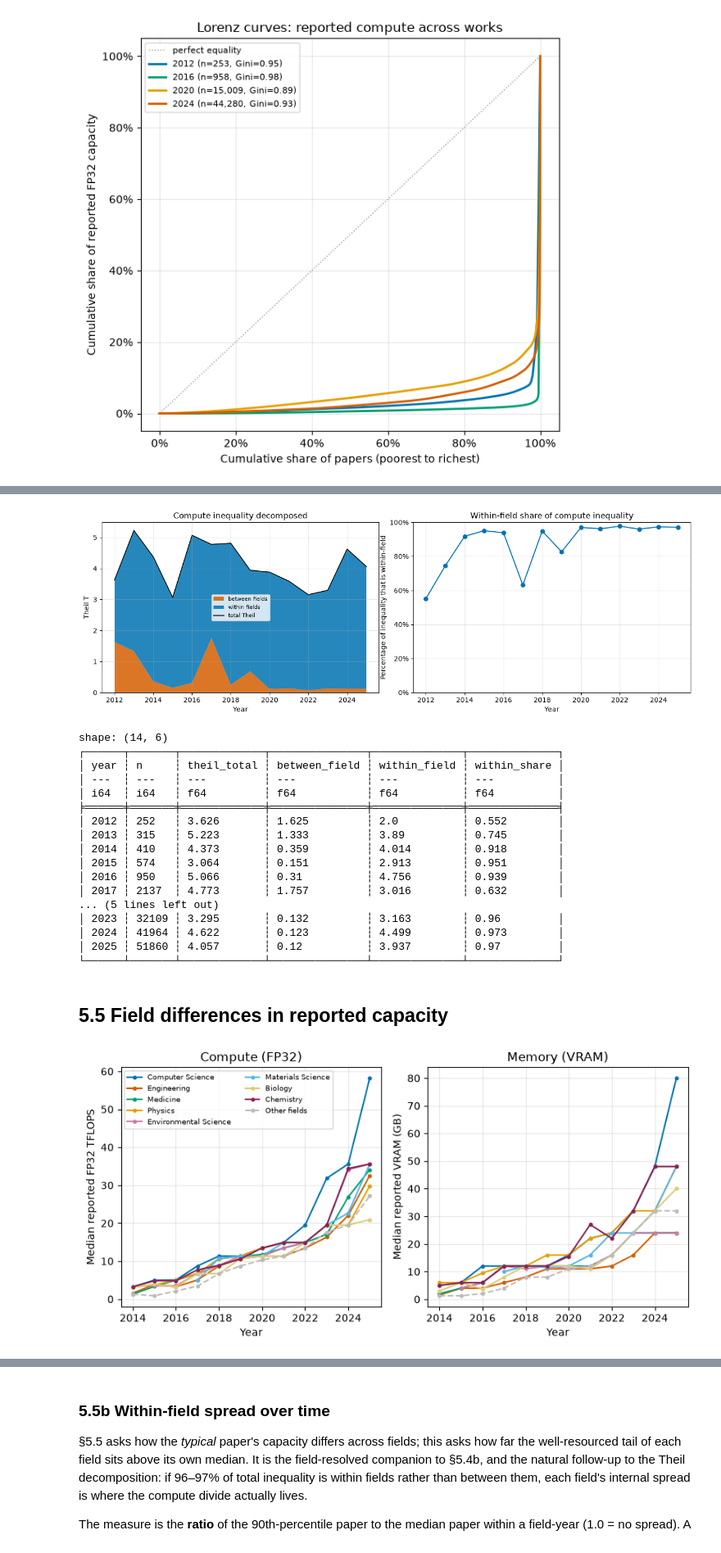
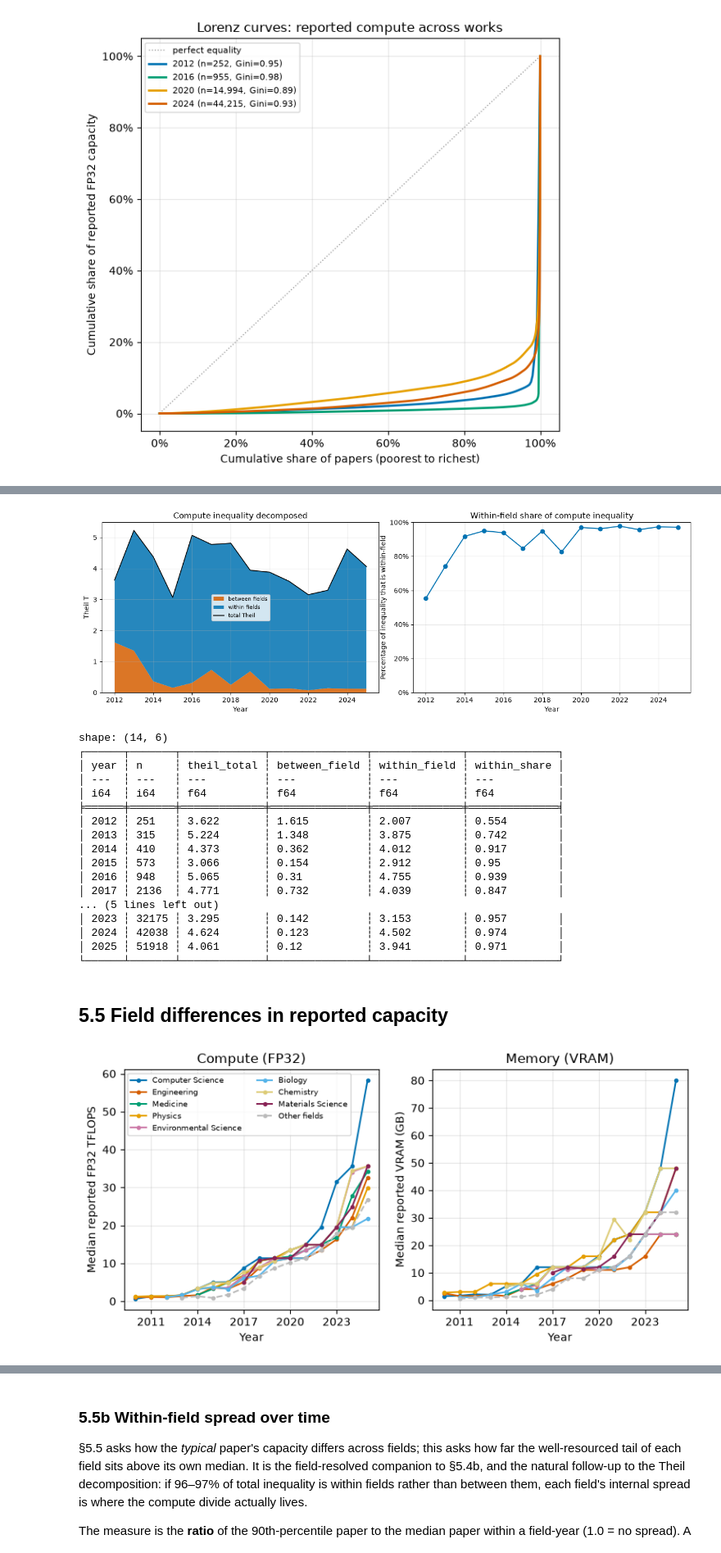
Before and after one commit to tgebhart/accelscan, a Jupyter notebook: notebooks/capacity.ipynb, the cells around one changed output, grey strips where cells are left out. Shown at 82% size. Drawn from its saved outputs; the diff is of its cells as text; code cells hidden in the pictures.

```diff
--- a/notebooks/capacity.ipynb
+++ b/notebooks/capacity.ipynb
@@ -41,7 +42,7 @@ setup_figures('capacity')
 # %%
 COUNT_POLICY = 'floor1'      # 'floor1' (primary) | 'explicit' (robustness)
 MODEL_TAG, PROMPT_VERSION = 'qwen3-14b', 'p1'
-YEAR_MIN, YEAR_MAX = 2005, 2025
+YEAR_MIN, YEAR_MAX = 2010, 2025
 LOCAL_CAPACITY = None        # e.g. 'output/compute_smoke' to read a local smoke run
 LOCAL_PRECISION = None       # e.g. 'output/precision_smoke'
 MIN_PAPERS_PER_YEAR = 25     # suppress year points with too little support
@@ -97,10 +98,14 @@ is reported explicitly.
 cov = (cap.group_by('year').agg(
         papers=pl.len(),
         **{f'cov_{a}': (~pl.col(f'spec_missing_{a}')).mean() for a in AXES},
-        cov_vram=(~pl.col('spec_missing_vram')).mean())
+        cov_vram=(~pl.col('spec_missing_vram')).mean(),
+        cov_tdp=(~pl.col('spec_missing_tdp')).mean())
        .sort('year'))
 fig, ax = plt.subplots(figsize=(9, 4))
-for a, c in zip(list(AXES) + ['vram'], [C_MED, C_P90, C_FRONT, '#009E73']):
+# cov_tdp is computed above (the Appendix's TDP figures reuse `cov`) but not
+# plotted here -- TDP is the least spec-complete axis and lives in the Appendix.
+for a, c in zip(list(AXES) + ['vram'],
+               [C_MED, C_P90, C_FRONT, '#009E73']):
     ax.plot(cov['year'], 100 * cov[f'cov_{a}'], marker='o', ms=3, label=a, color=c)
 ax.set(xlabel='Year', ylabel='Percentage of papers with spec', ylim=(0, 100),
        title='Spec coverage by year and axis')
@@ -185,27 +200,31 @@ def capacity_by_year(col: str, missing_flag: str) -> pl.DataFrame:
 
 # Per-device counterparts: the frontier is a single-device spec, so the paper-side
 # quantity has to be per device too (device-weighted mean for mixed-hardware papers).
+# per_device_tdp_w is still computed here -- the Appendix at the end of this
+# notebook plots Power (TDP) on its own; see that section for why it was pulled
+# out of the main-text figures.
 cap = cap.with_columns(
     per_device_fp32_gflops=pl.col('reported_fp32_gflops') / pl.col('total_devices'),
-    per_device_vram_gb=pl.col('reported_vram_gb') / pl.col('total_devices'))
+    per_device_vram_gb=pl.col('reported_vram_gb') / pl.col('total_devices'),
+    per_device_tdp_w=pl.col('reported_tdp_w') / pl.col('total_devices'))
 
 C_DEV, C_PAPER = '#0072B2', '#009E73'      # quantity: per device vs per paper
 PANELS = [  # per-device col, per-paper col, missing flag, spec col, scale, ylabel, title
     ('per_device_fp32_gflops', 'reported_fp32_gflops', 'spec_missing_fp32',
-     'fp32_gflops', 1000, 'Reported FP32 TFLOPS (log)', 'Compute'),
+     'fp32_gflops', 1000, 'Reported FP32 TFLOPS (log)', 'Compute (FP32 TFLOPS)'),
     ('per_device_vram_gb', 'reported_vram_gb', 'spec_missing_vram',
-     'vram_gb', 1, 'Reported VRAM (GB, log)', 'Memory'),
+     'vram_gb', 1, 'Reported VRAM (GB, log)', 'Memory (VRAM)'),
 ]
 tables = {}
-fig, axes = plt.subplots(1, 2, figsize=(8.5, 4.1))
+fig, axes = plt.subplots(1, 2, figsize=(9, 4.1))
 for ax, (pdc, ppc, flag, spec, scale, ylab, ttl) in zip(axes, PANELS):
     per_dev, per_paper = capacity_by_year(pdc, flag), capacity_by_year(ppc, flag)
     for d, color, name in ((per_dev, C_DEV, 'per device'),
                            (per_paper, C_PAPER, 'per paper')):
         ax.plot(d['year'], d['med'] / scale, marker='o', ms=4, color=color,
-                label=f'{name}, median')
+                label=f'{name} (median)')
         ax.plot(d['year'], d['p90'] / scale, marker='s', ms=3.5, ls='--', color=color,
-                label=f'{name}, 90%-ile')
+                label=f'{name} (90%-ile)')
     fr = frontier(spec)
     ax.plot(fr['year'], fr['frontier'] / scale, color=C_FRONT, lw=2,
             label='frontier GPU (single device)')
@@ -566,23 +684,23 @@ with pl.Config(tbl_rows=20):
     print(th.with_columns(pl.col('theil_total').round(3), pl.col('between_field').round(3),
                           pl.col('within_field').round(3), pl.col('within_share').round(3)))
 # %% [output]
-[figure, old version]
+[figure, new version]
 shape: (14, 6)
 ┌──────┬───────┬─────────────┬───────────────┬──────────────┬──────────────┐
 │ year ┆ n     ┆ theil_total ┆ between_field ┆ within_field ┆ within_share │
 │ ---  ┆ ---   ┆ ---         ┆ ---           ┆ ---          ┆ ---          │
 │ i64  ┆ i64   ┆ f64         ┆ f64           ┆ f64          ┆ f64          │
 ╞══════╪═══════╪═════════════╪═══════════════╪══════════════╪══════════════╡
-│ 2012 ┆ 252   ┆ 3.626       ┆ 1.625         ┆ 2.0          ┆ 0.552        │
-│ 2013 ┆ 315   ┆ 5.223       ┆ 1.333         ┆ 3.89         ┆ 0.745        │
-│ 2014 ┆ 410   ┆ 4.373       ┆ 0.359         ┆ 4.014        ┆ 0.918        │
-│ 2015 ┆ 574   ┆ 3.064       ┆ 0.151         ┆ 2.913        ┆ 0.951        │
-│ 2016 ┆ 950   ┆ 5.066       ┆ 0.31          ┆ 4.756        ┆ 0.939        │
-│ 2017 ┆ 2137  ┆ 4.773       ┆ 1.757         ┆ 3.016        ┆ 0.632        │
+│ 2012 ┆ 251   ┆ 3.622       ┆ 1.615         ┆ 2.007        ┆ 0.554        │
+│ 2013 ┆ 315   ┆ 5.224       ┆ 1.348         ┆ 3.875        ┆ 0.742        │
+│ 2014 ┆ 410   ┆ 4.373       ┆ 0.362         ┆ 4.012        ┆ 0.917        │
+│ 2015 ┆ 573   ┆ 3.066       ┆ 0.154         ┆ 2.912        ┆ 0.95         │
+│ 2016 ┆ 948   ┆ 5.065       ┆ 0.31          ┆ 4.755        ┆ 0.939        │
+│ 2017 ┆ 2136  ┆ 4.771       ┆ 0.732         ┆ 4.039        ┆ 0.847        │
 ... (5 lines left out)
-│ 2023 ┆ 32109 ┆ 3.295       ┆ 0.132         ┆ 3.163        ┆ 0.96         │
-│ 2024 ┆ 41964 ┆ 4.622       ┆ 0.123         ┆ 4.499        ┆ 0.973        │
-│ 2025 ┆ 51860 ┆ 4.057       ┆ 0.12          ┆ 3.937        ┆ 0.97         │
+│ 2023 ┆ 32175 ┆ 3.295       ┆ 0.142         ┆ 3.153        ┆ 0.957        │
+│ 2024 ┆ 42038 ┆ 4.624       ┆ 0.123         ┆ 4.502        ┆ 0.974        │
+│ 2025 ┆ 51918 ┆ 4.061       ┆ 0.12          ┆ 3.941        ┆ 0.971        │
 └──────┴───────┴─────────────┴───────────────┴──────────────┴──────────────┘
 # %% [markdown]
 ## 5.5 Field differences in reported capacity
@@ -591,7 +709,7 @@ OTHER = 'Other fields'      # top_fields comes from the load cell (any-mention r
 # fields outside the top TOP_FIELDS are pooled, not dropped, so the low-capacity
 # tail stays visible; papers with no field label have no field to compare
 seg = (cap.filter(pl.col('field').is_not_null()
-                  & pl.col('year').is_between(2014, YEAR_MAX))
+                  & pl.col('year').is_between(YEAR_MIN, YEAR_MAX))
        .with_columns(seg=pl.when(pl.col('field').is_in(top_fields))
                            .then(pl.col('field')).otherwise(pl.lit(OTHER))))
 
@@ -599,32 +717,32 @@ def by_field(col: str, flag: str) -> pl.DataFrame:
     return (seg.filter(~pl.col(flag) & pl.col(col).is_not_null())
             .group_by('seg', 'year').agg(n=pl.len(), med=pl.col(col).median())
             .filter(pl.col('n') >= 10).sort('year'))
 
 # ordered so neighbouring series stay separable for colorblind readers; gray is
 # reserved for the pooled residual
 PAL = ['#0072B2', '#D55E00', '#009E73', '#E69F00', '#CC79A7', '#56B4E9',
        '#DDCC77', '#882255']
 PANELS = [('reported_fp32_gflops', 'spec_missing_fp32', 1000,
            'Median reported FP32 TFLOPS', 'Compute (FP32)'),
           ('reported_vram_gb', 'spec_missing_vram', 1,
            'Median reported VRAM (GB)', 'Memory (VRAM)')]
 
-fig, axes = plt.subplots(1, 2, figsize=(8.5, 4.2))
+fig, axes = plt.subplots(1, 2, figsize=(8, 4))
 for ax, (col, flag, scale, ylab, ttl) in zip(axes, PANELS):
     fd = by_field(col, flag)
     for i, f in enumerate(top_fields + [OTHER]):
         s = fd.filter(pl.col('seg') == f)
         if s.height > 2:
             ax.plot(s['year'], s['med'] / scale, marker='o', ms=3, label=f,
                     color='#BBBBBB' if f == OTHER else PAL[i % len(PAL)],
                     ls='--' if f == OTHER else '-')
     # linear y: on a log axis the field spread compresses into near-parallel lines
     # and the absolute size of the gap between fields is hard to read off
     ax.set(xlabel='Year', ylabel=ylab, title=ttl)
     ax.grid(alpha=0.3)
 axes[0].legend(fontsize=7, ncol=2)     # both panels share the encoding
 
 # fig.suptitle('Reported compute and memory per paper by field')
 plt.tight_layout(); plt.show()
 # %% [output]
-[figure, old version]
+[figure, new version]
```
Also changed, not shown: parts of 36 cells of this notebook, 24 other files.
